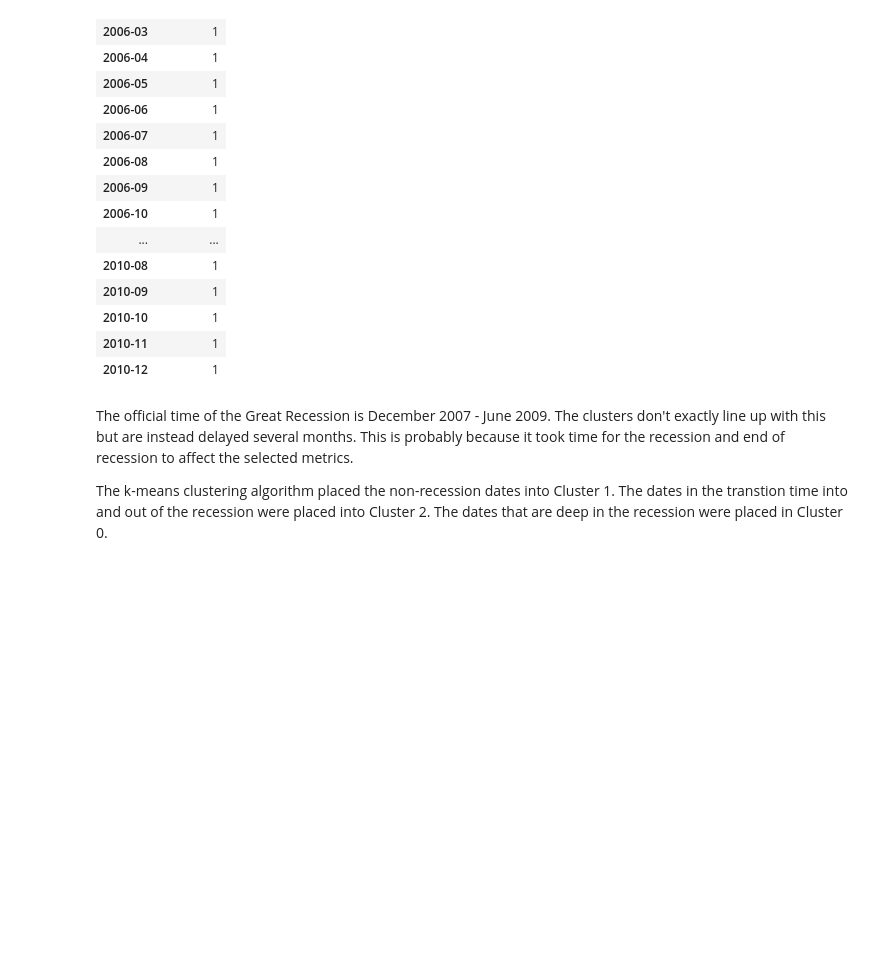
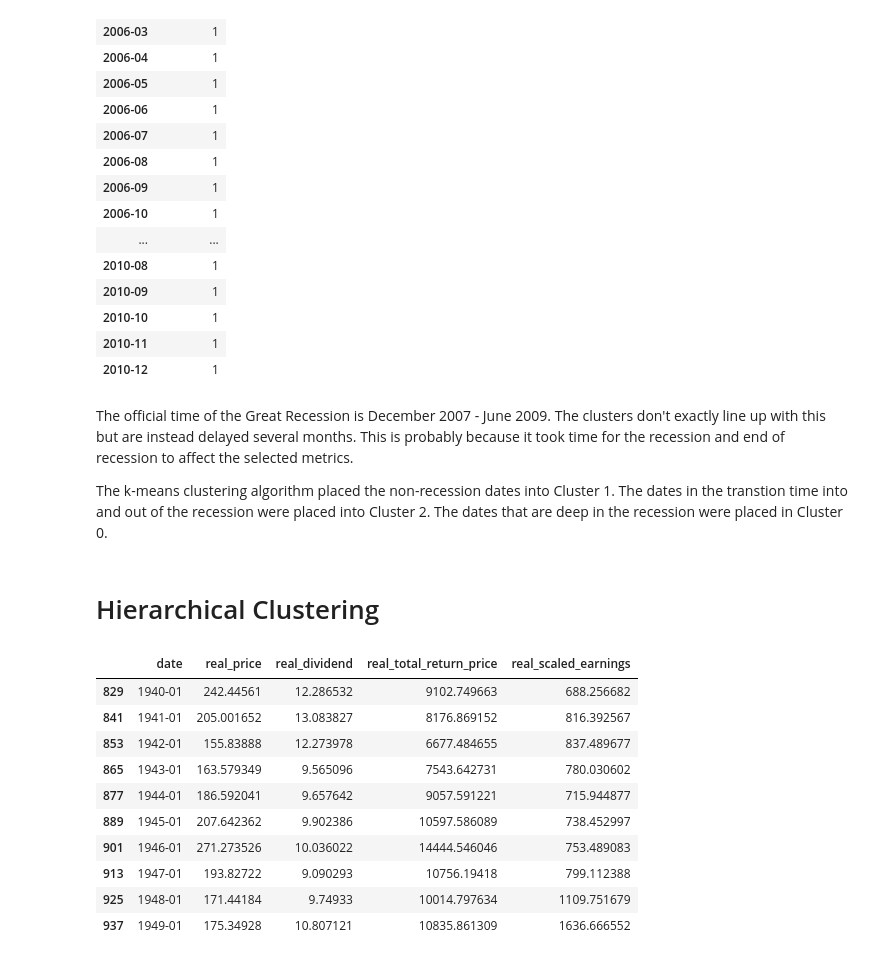
Before and after one commit to colehoener/DataMining-DBM2, a Jupyter notebook: Clustering.ipynb, the cells around one changed output. Drawn from its saved outputs; the diff is of its cells as text; code cells hidden in the pictures; blank space fills up the shorter version.

Commit message:
Completed Hierarchical section

```diff
--- a/Clustering.ipynb
+++ b/Clustering.ipynb
@@ -118,3 +118,22 @@ pd.DataFrame(labels, index=recession_data.date, columns=['Cluster ID'])
 The official time of the Great Recession is December 2007 - June 2009. The clusters don't exactly line up with this but are instead delayed several months. This is probably because it took time for the recession and end of recession to affect the selected metrics.
 
 The k-means clustering algorithm placed the non-recession dates into Cluster 1. The dates in the transtion time into and out of the recession were placed into Cluster 2. The dates that are deep in the recession were placed in Cluster 0.
+# %% [markdown]
+# Hierarchical Clustering
+# %%
+data_1940s = data[(data['date'] > '1940') & (data['date'] < '1950')]
+data_1940s = data_1940s[data_1940s['date'].str.endswith('01')]
+data_1940s = data_1940s[['date', 'real_price', 'real_dividend', 'real_total_return_price', 'real_scaled_earnings']]
+data_1940s
+# %% [output]
+|  | date | real_price | real_dividend | real_total_return_price | real_scaled_earnings |
+| 829 | 1940-01 | 242.44561 | 12.286532 | 9102.749663 | 688.256682 |
+| 841 | 1941-01 | 205.001652 | 13.083827 | 8176.869152 | 816.392567 |
+| 853 | 1942-01 | 155.83888 | 12.273978 | 6677.484655 | 837.489677 |
+| 865 | 1943-01 | 163.579349 | 9.565096 | 7543.642731 | 780.030602 |
+| 877 | 1944-01 | 186.592041 | 9.657642 | 9057.591221 | 715.944877 |
+| 889 | 1945-01 | 207.642362 | 9.902386 | 10597.586089 | 738.452997 |
+| 901 | 1946-01 | 271.273526 | 10.036022 | 14444.546046 | 753.489083 |
+| 913 | 1947-01 | 193.82722 | 9.090293 | 10756.19418 | 799.112388 |
+| 925 | 1948-01 | 171.44184 | 9.74933 | 10014.797634 | 1109.751679 |
+| 937 | 1949-01 | 175.34928 | 10.807121 | 10835.861309 | 1636.666552 |
```
Also changed, not shown: parts of 3 cells of this notebook.
